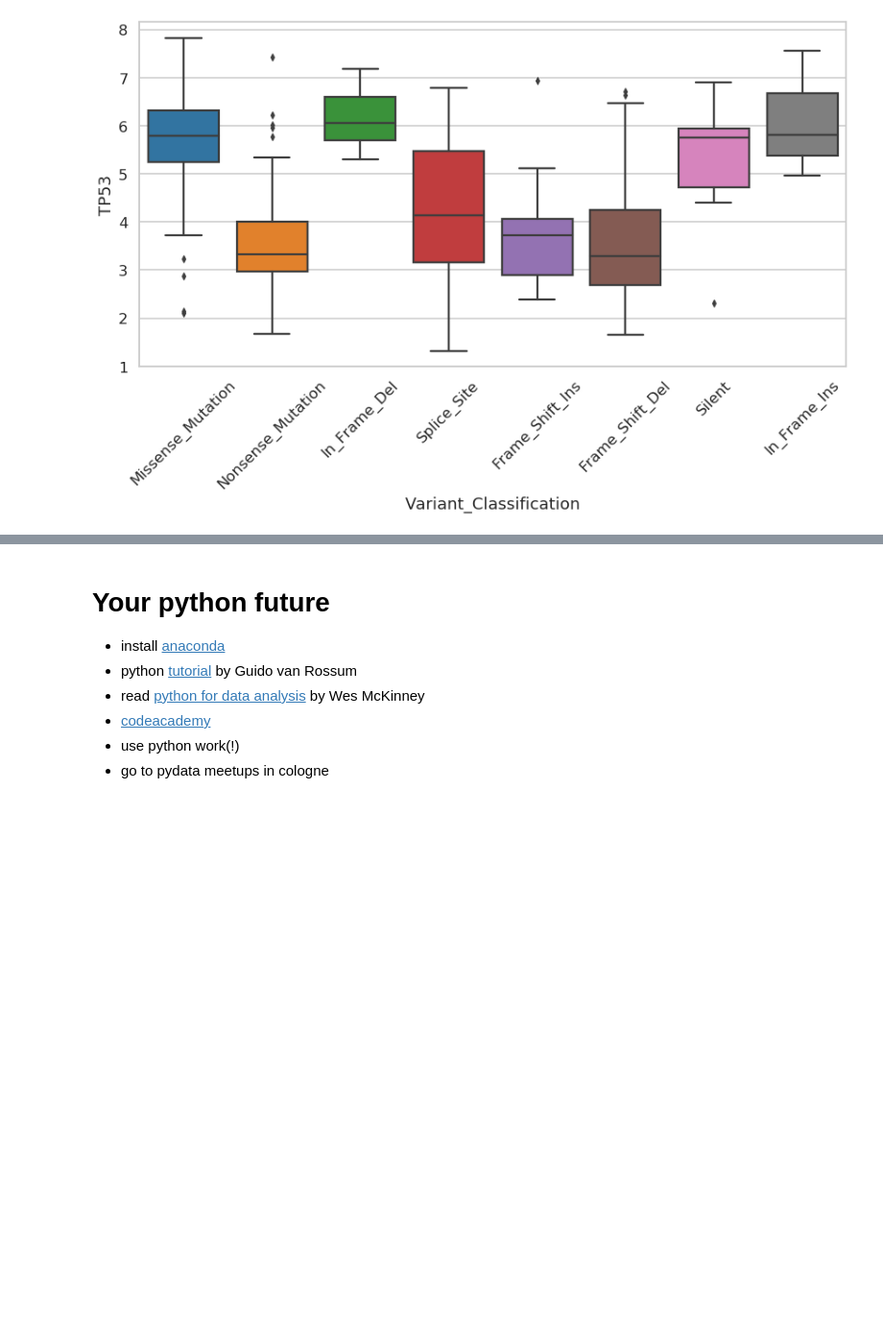
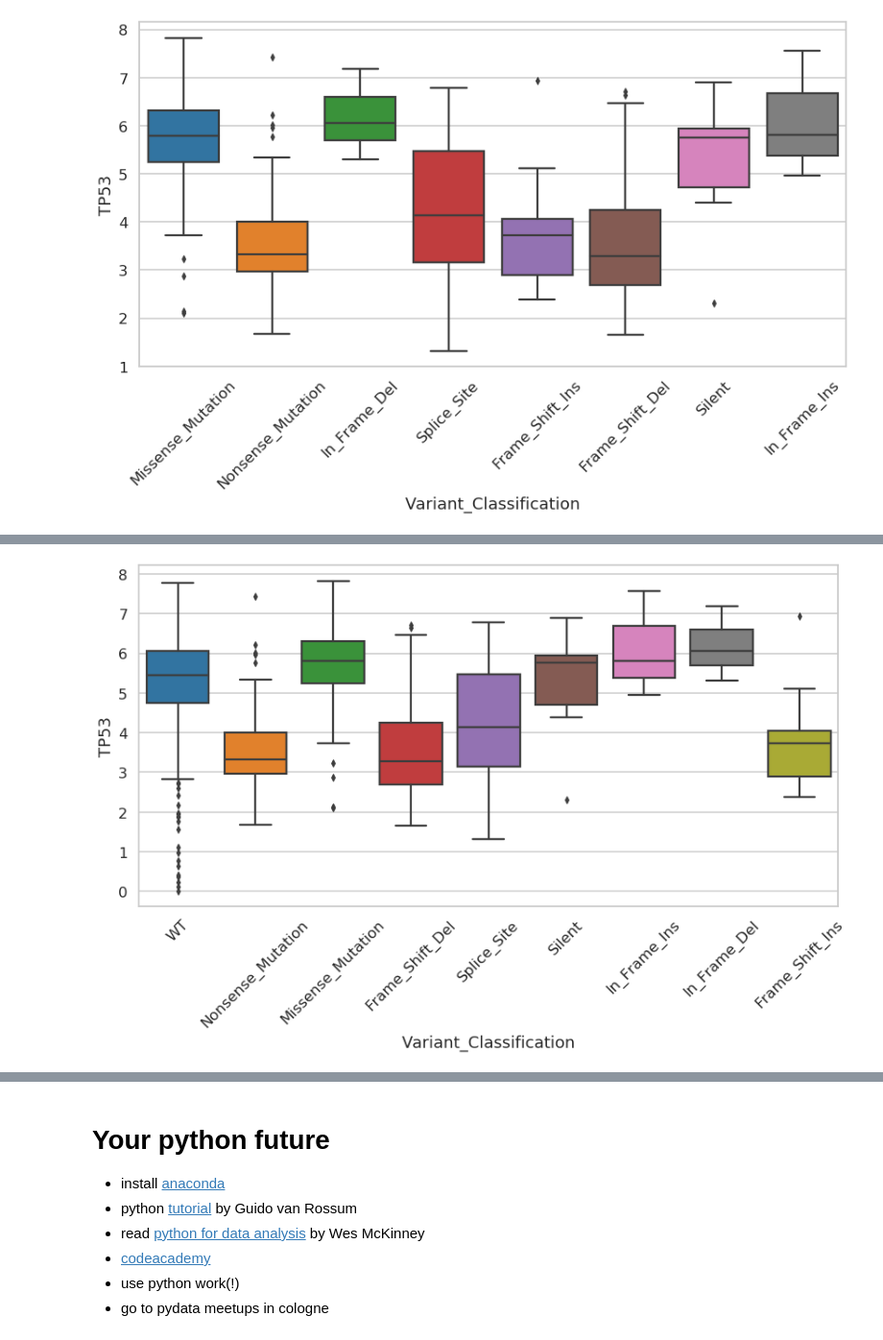
Before and after one commit to andreassteffen/python_WS_2019, a Jupyter notebook: notebooks/python workshop 2019.ipynb, the cells around one changed output, grey strips where cells are left out. Shown at 96% size. Drawn from its saved outputs; the diff is of its cells as text; code cells hidden in the pictures; blank space fills up the shorter version.

```diff
--- a/notebooks/python workshop 2019.ipynb
+++ b/notebooks/python workshop 2019.ipynb
@@ -946,0 +941,3 @@ plt.xticks(rotation=45); # rotate x-labels by 45 degrees counter clock-wise
+# %%
+df_exp_2 = df_e.loc[df_e.index.isin(df_m.DepMap_ID),['TP53']]
+df_exp_2
@@ -946,0 +958,3 @@ plt.xticks(rotation=45); # rotate x-labels by 45 degrees counter clock-wise
+# %%
+df_exp_3 = df_exp_2.join(df_tp53_single_thin).fillna('WT')
+df_exp_3
@@ -946,0 +988,10 @@ plt.xticks(rotation=45); # rotate x-labels by 45 degrees counter clock-wise
+# %%
+plt.figure(figsize=(14,7)) # change figure size
+sns.set_context('talk')
+sns.set_style('whitegrid')
+sns.boxplot(data=df_exp_3,
+            x="Variant_Classification",
+            y="TP53");
+plt.xticks(rotation=45); # rotate x-labels by 45 degrees counter clock-wise
+# %% [output]
+[figure, added]
```
Also changed, not shown: parts of 27 cells of this notebook, 1 other file.
